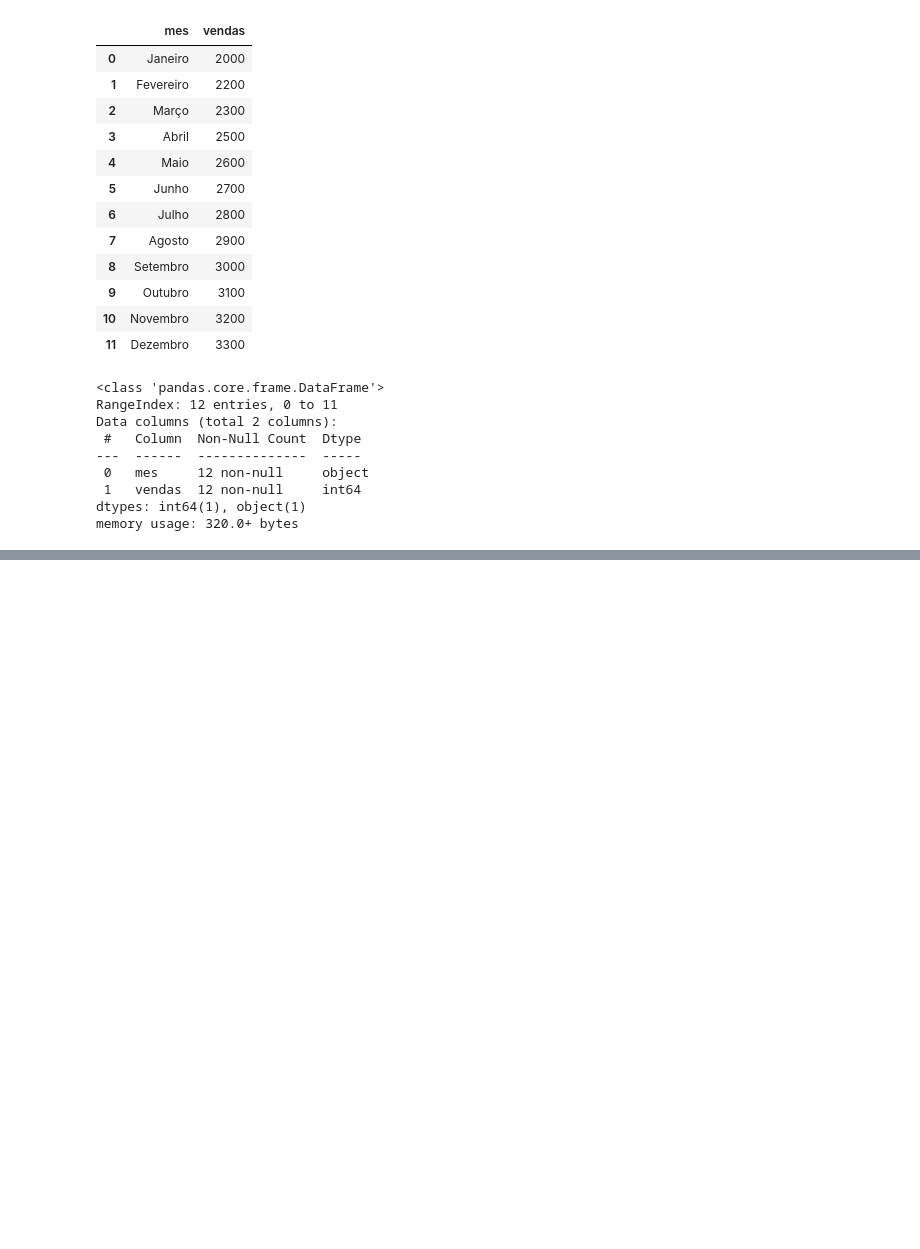
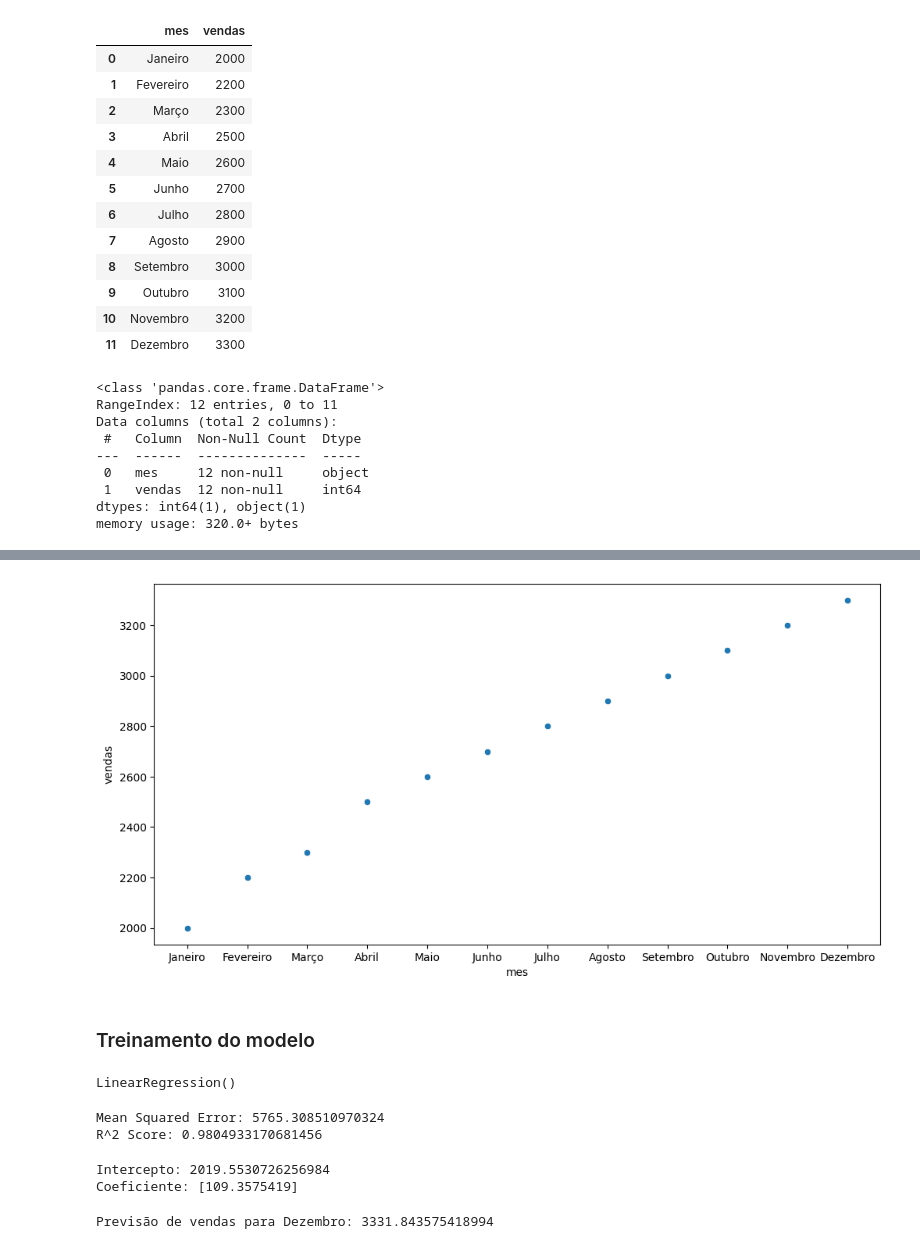
Before and after one commit to srmatheusmaciel/previsao_vendas, a Jupyter notebook: modelo_previsao_vendas.ipynb, the cells around one changed output, grey strips where cells are left out. Drawn from its saved outputs; the diff is of its cells as text; code cells hidden in the pictures; blank space fills up the shorter version.

Commit message:
Finalizando treinamento e analisando resultado
Signed-off-by: Matheus Maciel <eumatheusmaciel@gmail.com>

```diff
--- a/modelo_previsao_vendas.ipynb
+++ b/modelo_previsao_vendas.ipynb
@@ -74,0 +114,14 @@ ValueError: could not convert string to float: 'Janeiro'
+# %%
+# Cruzamento de variaveis numéricas com o target
+# Ajustar o tamanho da figura
+plt.figure(figsize=(12, 6))  # (largura, altura) em polegadas
+
+# Plotar o gráfico
+sns.scatterplot(data=df_vendas, x='mes', y='vendas')
+
+# Mostrar o gráfico
+plt.show()
+# %% [output]
+[figure, added]
+# %% [markdown]
+### Treinamento do modelo
@@ -74,0 +133,6 @@ ValueError: could not convert string to float: 'Janeiro'
+# %%
+#  Escolher e treinar um modelo de regressão linear
+model = LinearRegression()
+model.fit(X_train, y_train)
+# %% [output]
+LinearRegression()
@@ -74,0 +148,18 @@ ValueError: could not convert string to float: 'Janeiro'
+# %%
+print(f"Mean Squared Error: {mse}")
+print(f"R^2 Score: {r2}")
+# %% [output]
+Mean Squared Error: 5765.308510970324
+R^2 Score: 0.9804933170681456
+# %%
+# Exibir os coeficientes do modelo
+print(f"Intercepto: {model.intercept_}")
+print(f"Coeficiente: {model.coef_}")
+# %% [output]
+Intercepto: 2019.5530726256984
+Coeficiente: [109.3575419]
+# %%
+# Prever as vendas para o mês de Dezembro (mes_numero = 12)
+print(f"Previsão de vendas para Dezembro: {model.predict([[12]])[0]}")
+# %% [output]
+Previsão de vendas para Dezembro: 3331.843575418994
```
Also changed, not shown: parts of 13 cells of this notebook, 1 other file.
